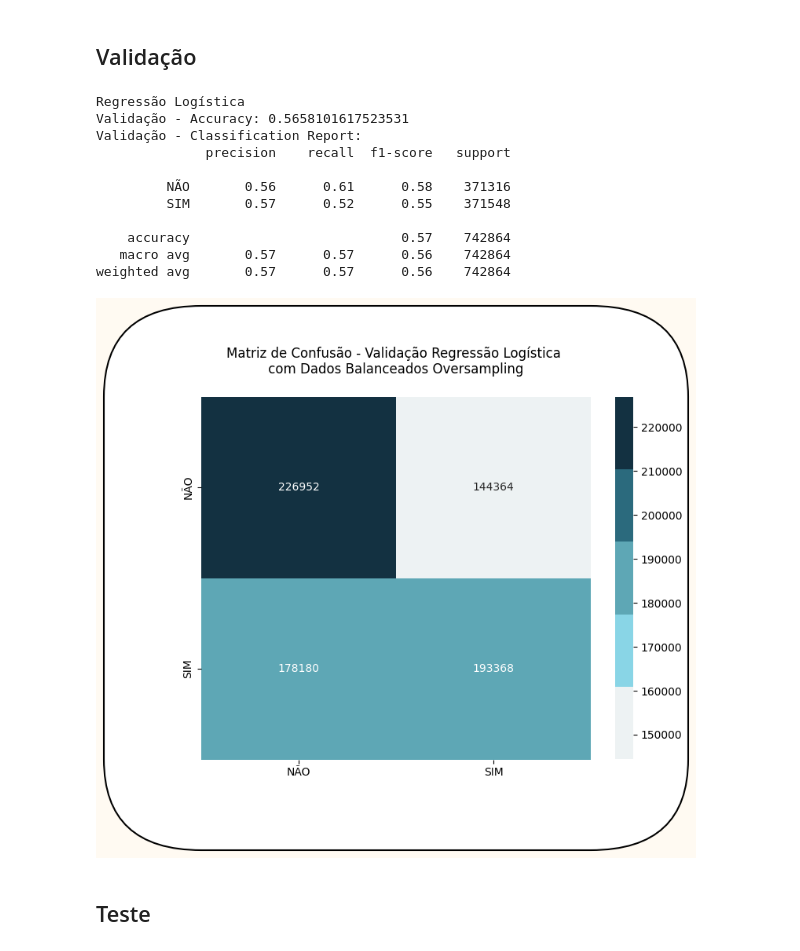
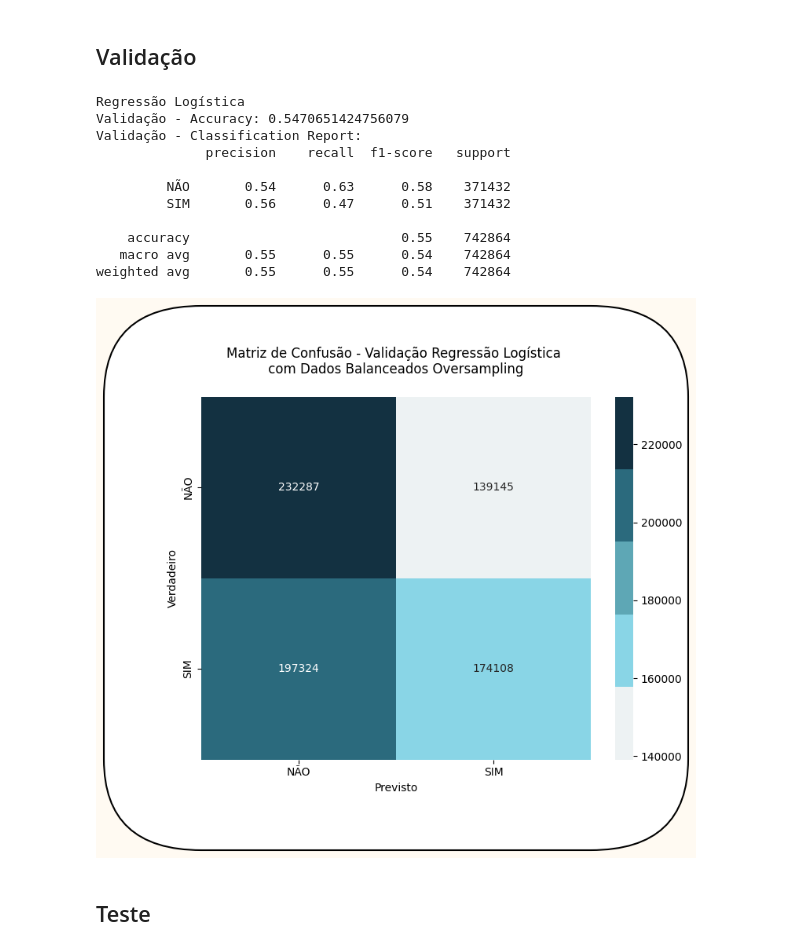
Before and after one commit to Felisouza/tcc_mba_icmc, a Jupyter notebook: models/Modelos1_Oversampling.ipynb, the cells around one changed output. Cells and saved outputs as stored; diff of their text form; code cells hidden in the pictures.

Commit message:
Teste com os modelos com hiperparâmetros default

```diff
--- a/models/Modelos1_Oversampling.ipynb
+++ b/models/Modelos1_Oversampling.ipynb
@@ -51,5 +51,5 @@ df.head()
 # %%
-df.drop(columns=['Esteve_Inadimplente?_num', 'DifParcela', 'DifData'], inplace=True)
+df.drop(columns=['Esteve_Inadimplente?_num', 'DifParcela', 'DifData', 'VlReceitaEsperada_standart', 'PremioBrutoModDiv_standart', 'ValorParcela_standart', 'VlComissao_co_standart'], inplace=True)
 # %%
 df.info()
 # %% [output]
@@ -71,0 +72,15 @@ y = df['target']
+# %%
+
+# Separando os dados em treino, validação e teste
+X_train, X_temp, y_train, y_temp = train_test_split(X, y, test_size=0.4, random_state=42, stratify=y)
+X_val, X_test, y_val, y_test = train_test_split(X_temp, y_temp, test_size=0.5, random_state=42, stratify=y_temp)
+
+# Aplicar oversampling no conjunto de treino
+over = RandomOverSampler(random_state=42)
+X_resampled_train, y_resampled_train = over.fit_resample(X_train, y_train)
+X_resampled_val, y_resampled_val = over.fit_resample(X_val, y_val)
+
+
+# Verificando o balanceamento das classes após o oversampling
+print("Distribuição das classes antes do oversampling:", y_train.value_counts())
+print("Distribuição das classes após o oversampling:", y_resampled_train.value_counts())
@@ -132,7 +150,7 @@ Tamanho do conjunto de treino: 2228590
 # %%
 # Treinar o modelo de Regressão Logística
 logistic_regression = LogisticRegression(random_state=42)
-logistic_regression.fit(X_train, y_train)
+logistic_regression.fit(X_resampled_train, y_resampled_train)
 # %% [output]
 STOP: TOTAL NO. of ITERATIONS REACHED LIMIT.
 
@@ -146,11 +164,11 @@ LogisticRegression(random_state=42)
 ## Validação
 # %%
 # Fazer previsões no conjunto de validação
-y_val_pred1 = logistic_regression.predict(X_val)
+y_val_pred1 = logistic_regression.predict(X_resampled_val)
 
 # Avaliar o modelo no conjunto de validação
-val_accuracy = accuracy_score(y_val, y_val_pred1)
-val_report = classification_report(y_val, y_val_pred1, target_names=label_encoder.classes_)
+val_accuracy = accuracy_score(y_resampled_val, y_val_pred1)
+val_report = classification_report(y_resampled_val, y_val_pred1, target_names=label_encoder.classes_)
 
 print('Regressão Logística')
 print(f'Validação - Accuracy: {val_accuracy}')
@@ -158,20 +176,20 @@ print('Validação - Classification Report:')
 print(val_report)
 # %% [output]
 Regressão Logística
-Validação - Accuracy: 0.5658101617523531
+Validação - Accuracy: 0.5470651424756079
 Validação - Classification Report:
               precision    recall  f1-score   support
 
-         NÃO       0.56      0.61      0.58    371316
-         SIM       0.57      0.52      0.55    371548
+         NÃO       0.54      0.63      0.58    371432
+         SIM       0.56      0.47      0.51    371432
 
-    accuracy                           0.57    742864
-   macro avg       0.57      0.57      0.56    742864
-weighted avg       0.57      0.57      0.56    742864
+    accuracy                           0.55    742864
+   macro avg       0.55      0.55      0.54    742864
+weighted avg       0.55      0.55      0.54    742864
 # %%
-matriz_confusao(y_val, y_val_pred1, PrincipalPallete, titulo='Matriz de Confusão - Validação Regressão Logística \n com Dados Balanceados Oversampling \n')
+matriz_confusao(y_resampled_val, y_val_pred1, PrincipalPallete, titulo='Matriz de Confusão - Validação Regressão Logística \n com Dados Balanceados Oversampling \n')
 # %% [output]
-[figure, old version]
+[figure, new version]
 # %% [markdown]
 ## Teste
 # %%
```
Also changed, not shown: parts of 23 cells of this notebook, 13 other files.
